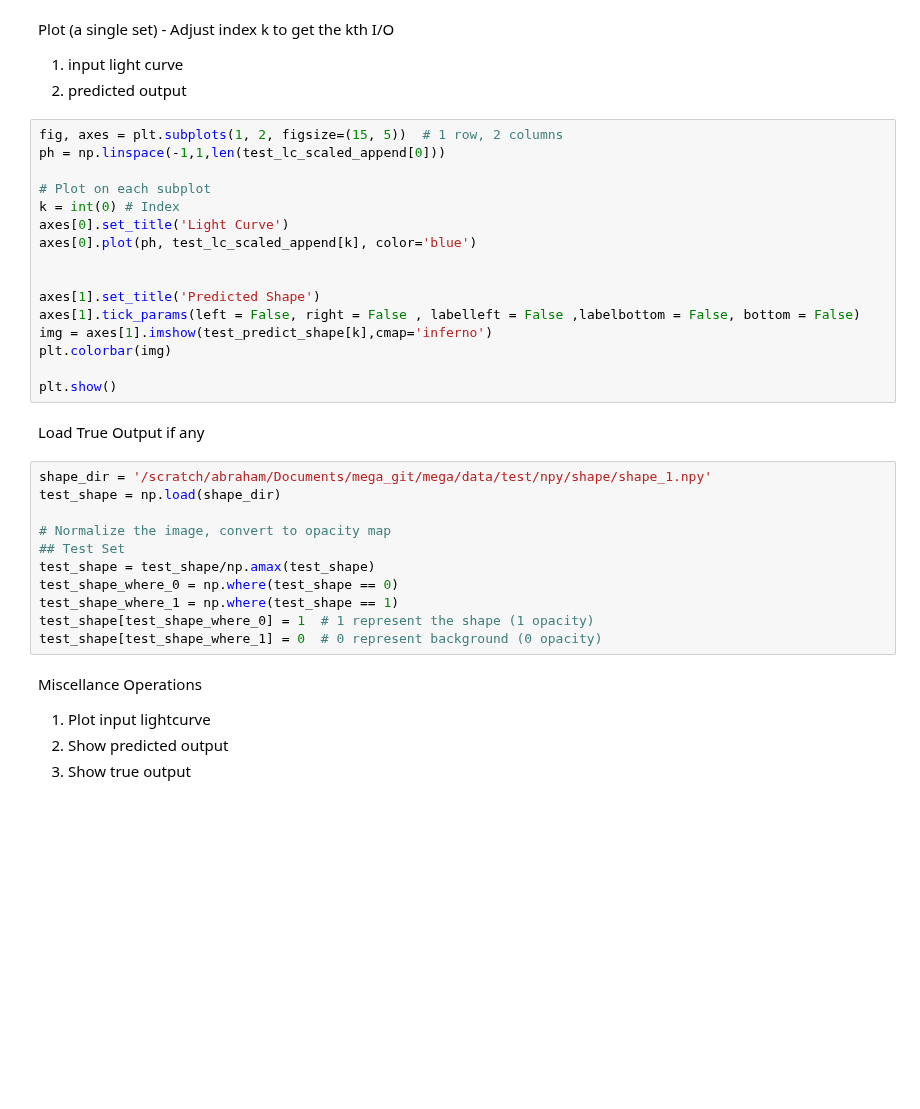
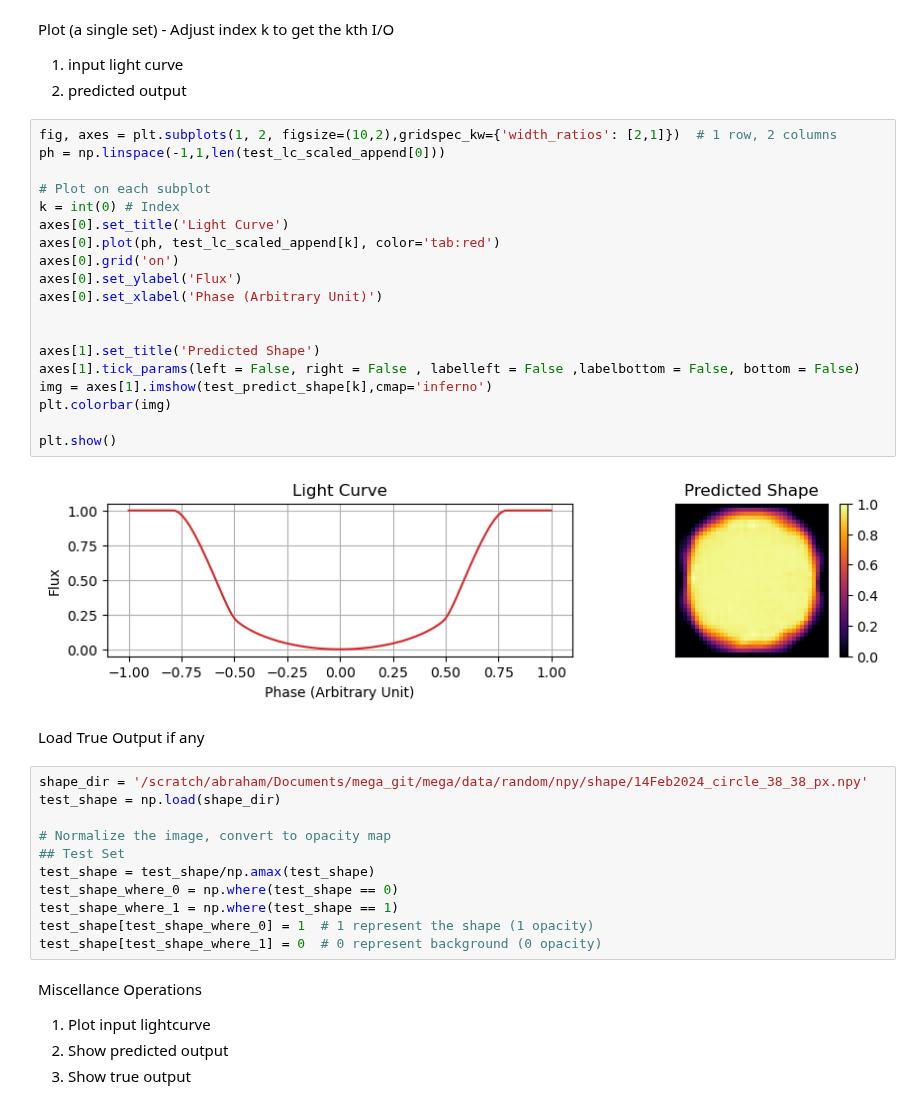
Before and after one commit to abrahammathews2000/mega, a Jupyter notebook: ml_training/ml_inference_lc2shape.ipynb, the cells around one changed output. Cells and saved outputs as stored; diff of their text form; blank space fills up the shorter version.

Commit message:
Trying to predict shape of lightcurve of a pixelated circle (paintz)

```diff
--- a/ml_training/ml_inference_lc2shape.ipynb
+++ b/ml_training/ml_inference_lc2shape.ipynb
@@ -69,25 +85,30 @@ Plot (a single set) - Adjust index k to get the kth I/O
 1. input light curve
 2. predicted output
 # %%
-fig, axes = plt.subplots(1, 2, figsize=(15, 5))  # 1 row, 2 columns
+fig, axes = plt.subplots(1, 2, figsize=(10,2),gridspec_kw={'width_ratios': [2,1]})  # 1 row, 2 columns
 ph = np.linspace(-1,1,len(test_lc_scaled_append[0]))
 
 # Plot on each subplot
 k = int(0) # Index
 axes[0].set_title('Light Curve')
-axes[0].plot(ph, test_lc_scaled_append[k], color='blue')
+axes[0].plot(ph, test_lc_scaled_append[k], color='tab:red')
+axes[0].grid('on')
+axes[0].set_ylabel('Flux')
+axes[0].set_xlabel('Phase (Arbitrary Unit)')
 
 
 axes[1].set_title('Predicted Shape')
 axes[1].tick_params(left = False, right = False , labelleft = False ,labelbottom = False, bottom = False)
 img = axes[1].imshow(test_predict_shape[k],cmap='inferno')
 plt.colorbar(img)
 
 plt.show()
+# %% [output]
+[figure, added]
 # %% [markdown]
 Load True Output if any
 # %%
-shape_dir = '/scratch/abraham/Documents/mega_git/mega/data/test/npy/shape/shape_1.npy'
+shape_dir = '/scratch/abraham/Documents/mega_git/mega/data/random/npy/shape/14Feb2024_circle_38_38_px.npy'
 test_shape = np.load(shape_dir)
 
 # Normalize the image, convert to opacity map
```
Also changed, not shown: parts of 6 cells of this notebook.
